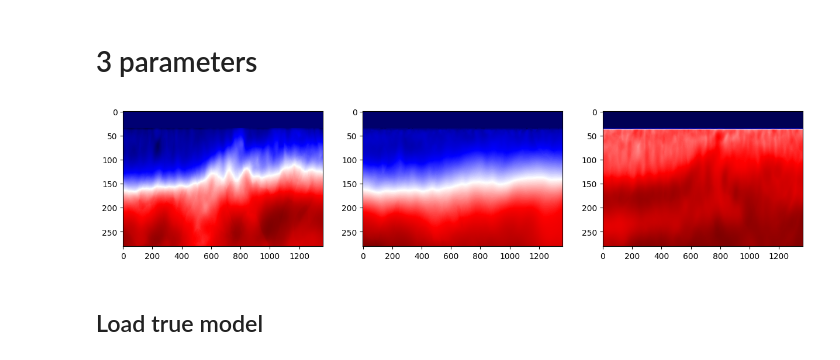
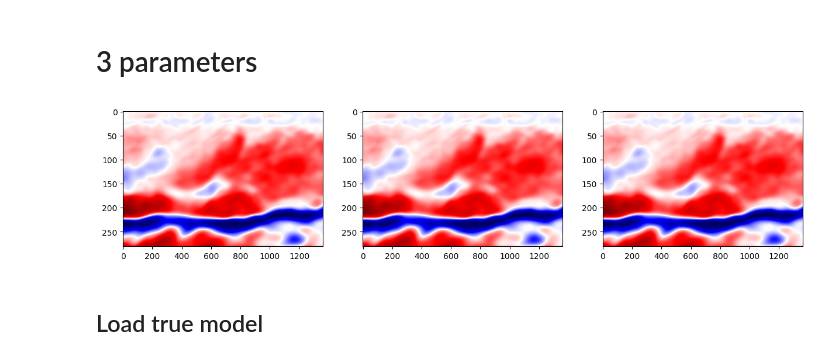
Before and after one commit to GeophyAI/seistorch, a Jupyter notebook: check_inversion.ipynb, the cells around one changed output. Drawn from its saved outputs; the diff is of its cells as text; code cells hidden in the pictures.

```diff
--- a/check_inversion.ipynb
+++ b/check_inversion.ipynb
@@ -5,21 +5,21 @@ import matplotlib.pyplot as plt
 # 3 parameters
 # %%
 F = 0
-epoch = 99
+epoch = 499
 PMLN = 50
 dx = dz = 12.5
 EXPAND = 100
-root_path = r"/mnt/data/wangsw/inversion/elastic_marmousi/results/fixed/aec/iml1_xz"
+root_path = r"/public1/home/wangsw/FWI/AFWI/marmousi2/fixed/acoustic/test_implicit"
 vp = np.load(f"{root_path}/paravpF{F:02d}E{epoch:02d}.npy")[PMLN:-PMLN,PMLN+EXPAND:-PMLN-EXPAND]
-vs = np.load(f"{root_path}/paravsF{F:02d}E{epoch:02d}.npy")[PMLN:-PMLN,PMLN+EXPAND:-PMLN-EXPAND]
-rho = np.load(f"{root_path}/pararhoF{F:02d}E{epoch:02d}.npy")[PMLN:-PMLN,PMLN+EXPAND:-PMLN-EXPAND]
+vs = np.load(f"{root_path}/paravpF{F:02d}E{epoch:02d}.npy")[PMLN:-PMLN,PMLN+EXPAND:-PMLN-EXPAND]
+rho = np.load(f"{root_path}/paravpF{F:02d}E{epoch:02d}.npy")[PMLN:-PMLN,PMLN+EXPAND:-PMLN-EXPAND]
+
+fig, axes = plt.subplots(1,3, figsize=(15,3))
+for d, ax in zip([vp, vs, rho], axes.ravel()):
+    ax.imshow(d.squeeze(), aspect='auto', cmap=plt.cm.seismic)
+plt.show()
+# %% [output]
+[figure, added]
-# %%
-fig, axes = plt.subplots(1,3, figsize=(15,3))
-for d, ax in zip([vp, vs, rho], axes.ravel()):
-    ax.imshow(d.squeeze(), aspect='auto', cmap=plt.cm.seismic)
-plt.show()
-# %% [output]
-[figure, removed]
 # %% [markdown]
 ## Load true model
 # %%
```
Also changed, not shown: parts of 6 cells of this notebook, 6 other files.
